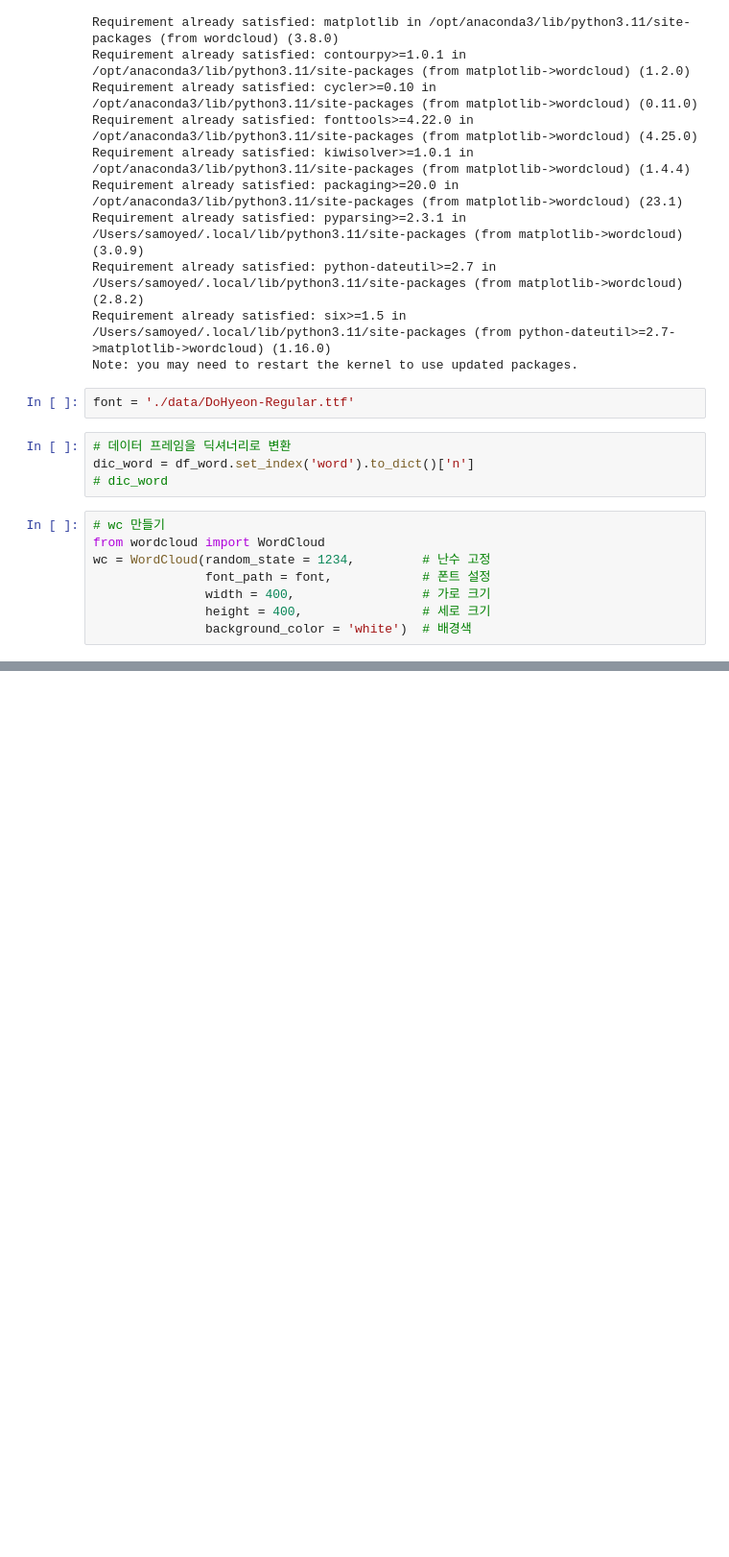
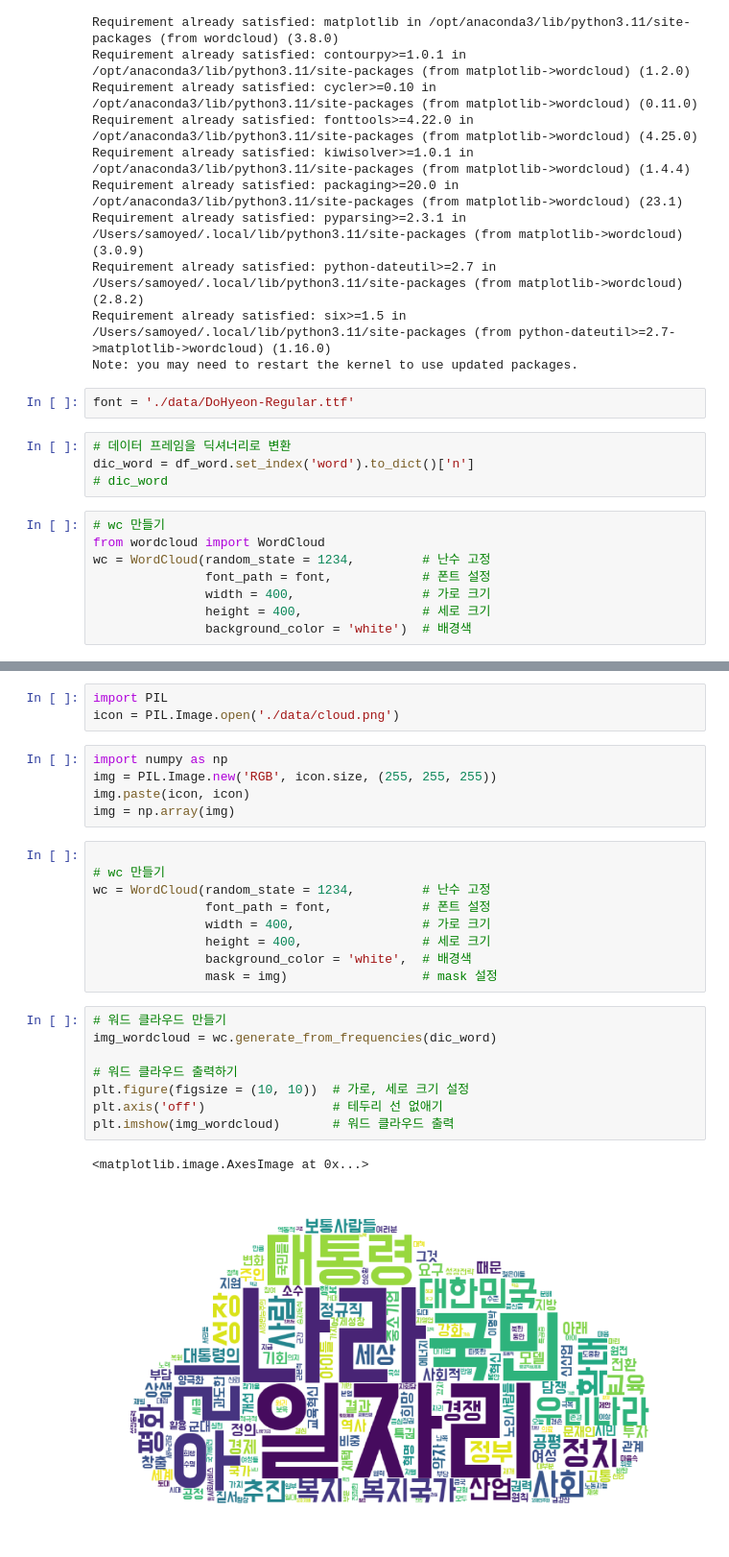
Before and after one commit to al0214/Hoseo, a Jupyter notebook: DataAnalysiIntroduction/ KoreaWelfarePanel.ipynb, the cells around one changed output, grey strips where cells are left out. Shown at 96% size. Saved outputs shown, nothing was run; the diff lists cells and outputs as text; blank space fills up the shorter version.

```diff
--- a/DataAnalysiIntroduction/ KoreaWelfarePanel.ipynb
+++ b/DataAnalysiIntroduction/ KoreaWelfarePanel.ipynb
@@ -984,0 +991,28 @@ plt.imshow(img_wordcloud)       # 워드 클라우드 출력
+# %%
+import PIL
+icon = PIL.Image.open('./data/cloud.png')
+# %%
+import numpy as np
+img = PIL.Image.new('RGB', icon.size, (255, 255, 255))
+img.paste(icon, icon)
+img = np.array(img)
+# %%
+
+# wc 만들기
+wc = WordCloud(random_state = 1234,         # 난수 고정
+               font_path = font,            # 폰트 설정
+               width = 400,                 # 가로 크기
+               height = 400,                # 세로 크기
+               background_color = 'white',  # 배경색
+               mask = img)                  # mask 설정
+# %%
+# 워드 클라우드 만들기
+img_wordcloud = wc.generate_from_frequencies(dic_word)
+
+# 워드 클라우드 출력하기
+plt.figure(figsize = (10, 10))  # 가로, 세로 크기 설정
+plt.axis('off')                 # 테두리 선 없애기
+plt.imshow(img_wordcloud)       # 워드 클라우드 출력
+# %% [output]
+<matplotlib.image.AxesImage at 0x...>
+[figure, added]
```
Also changed, not shown: parts of 20 cells of this notebook.
